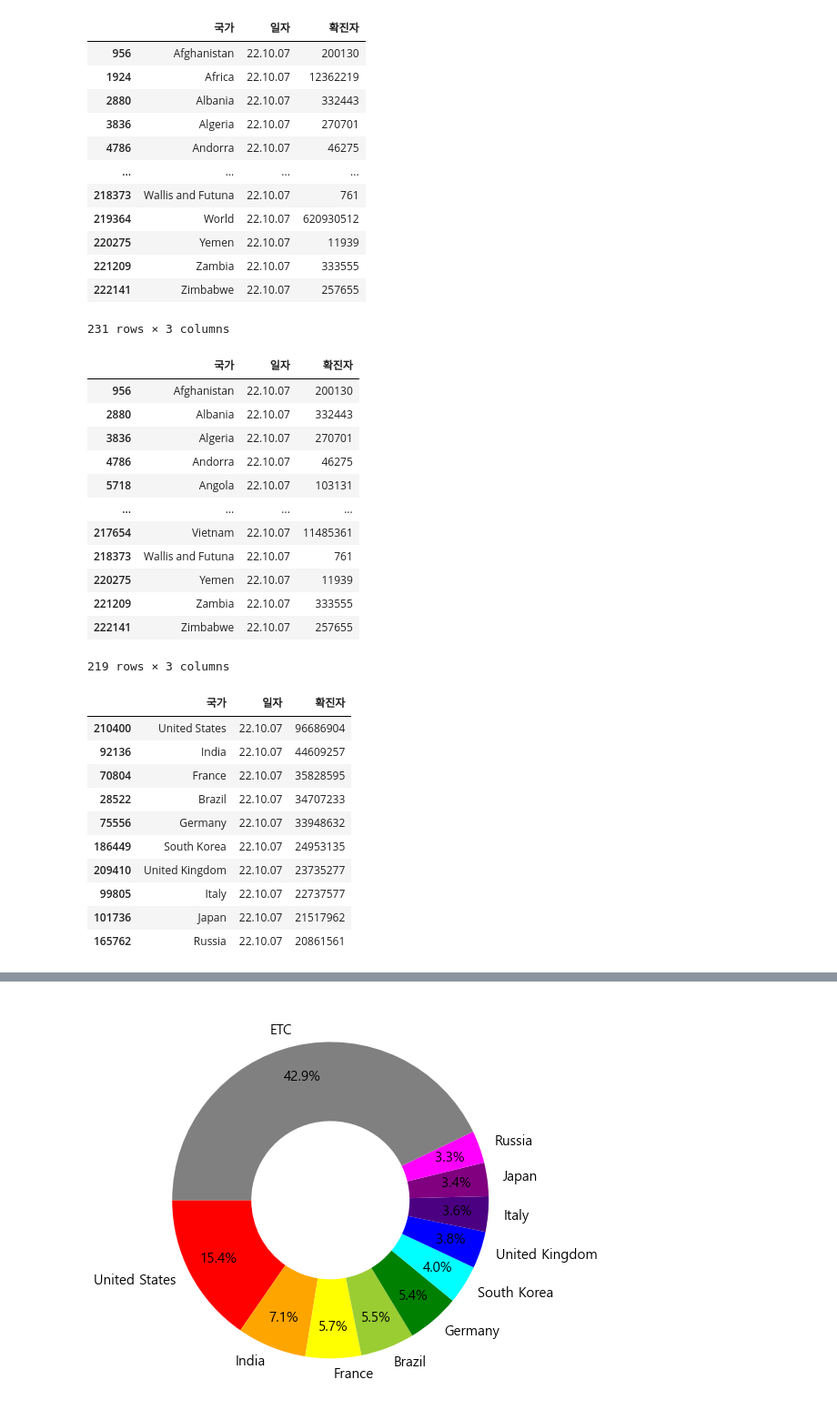
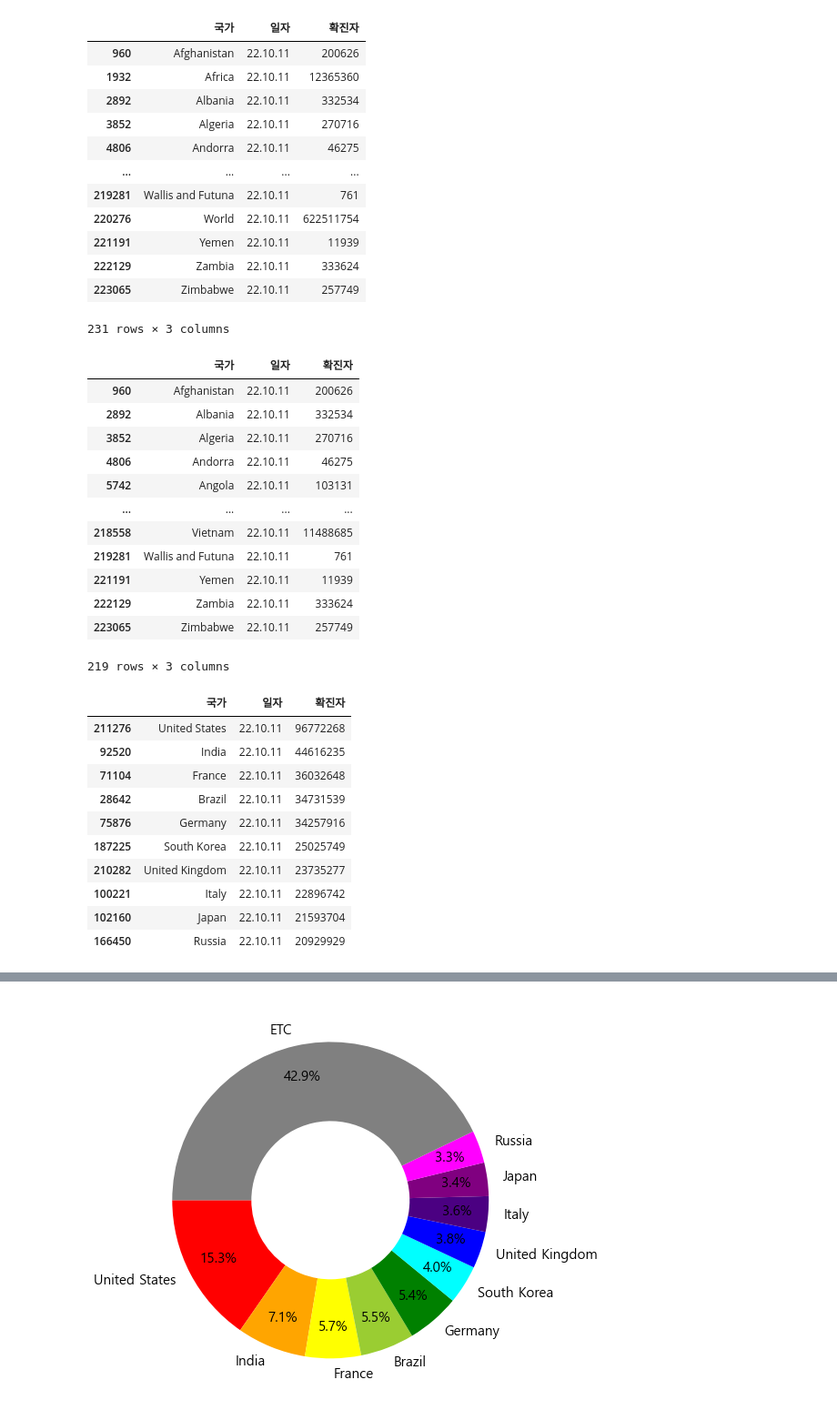
Before and after one commit to cpwoo/ProjectCorona, a Jupyter notebook: pie chart.ipynb, the cells around one changed output, grey strips where cells are left out. Shown at 91% size. Saved outputs shown, nothing was run; the diff lists cells and outputs as text; code cells hidden in the pictures.

```diff
--- a/pie chart.ipynb
+++ b/pie chart.ipynb
@@ -7,27 +7,27 @@ matplotlib.rcParams['axes.unicode_minus'] = False
 # %%
 import pandas as pd
 import numpy as np
 df = pd.read_excel('owid-covid-data.xlsx', usecols='C:E')
 df.rename(columns={'location':'국가','date':'일자', 'total_cases':'확진자'}, inplace=True)
 df = df.fillna(0)
 df['일자'] = pd.to_datetime(df['일자'])
 df['일자'] = df['일자'].dt.strftime('%y.%m.%d')
-df = df[df['일자'] == '22.10.07']
+df = df[df['일자'] == '22.10.11']
 df['확진자'] = df['확진자'].astype(int)
 df
 # %% [output]
 |  | 국가 | 일자 | 확진자 |
-| 956 | Afghanistan | 22.10.07 | 200130 |
-| 1924 | Africa | 22.10.07 | 12362219 |
-| 2880 | Albania | 22.10.07 | 332443 |
-| 3836 | Algeria | 22.10.07 | 270701 |
-| 4786 | Andorra | 22.10.07 | 46275 |
+| 960 | Afghanistan | 22.10.11 | 200626 |
+| 1932 | Africa | 22.10.11 | 12365360 |
+| 2892 | Albania | 22.10.11 | 332534 |
+| 3852 | Algeria | 22.10.11 | 270716 |
+| 4806 | Andorra | 22.10.11 | 46275 |
 | ... | ... | ... | ... |
-| 218373 | Wallis and Futuna | 22.10.07 | 761 |
-| 219364 | World | 22.10.07 | 620930512 |
-| 220275 | Yemen | 22.10.07 | 11939 |
-| 221209 | Zambia | 22.10.07 | 333555 |
-| 222141 | Zimbabwe | 22.10.07 | 257655 |
+| 219281 | Wallis and Futuna | 22.10.11 | 761 |
+| 220276 | World | 22.10.11 | 622511754 |
+| 221191 | Yemen | 22.10.11 | 11939 |
+| 222129 | Zambia | 22.10.11 | 333624 |
+| 223065 | Zimbabwe | 22.10.11 | 257749 |
 231 rows × 3 columns
 # %%
 continents = ['Africa', 'Asia', 'Europe', 'European Union', 'High income', 'Upper middle income', 'Low income',
@@ -37,17 +37,17 @@ df = df[~filt]
 df
 # %% [output]
 |  | 국가 | 일자 | 확진자 |
-| 956 | Afghanistan | 22.10.07 | 200130 |
-| 2880 | Albania | 22.10.07 | 332443 |
-| 3836 | Algeria | 22.10.07 | 270701 |
-| 4786 | Andorra | 22.10.07 | 46275 |
-| 5718 | Angola | 22.10.07 | 103131 |
+| 960 | Afghanistan | 22.10.11 | 200626 |
+| 2892 | Albania | 22.10.11 | 332534 |
+| 3852 | Algeria | 22.10.11 | 270716 |
+| 4806 | Andorra | 22.10.11 | 46275 |
+| 5742 | Angola | 22.10.11 | 103131 |
 | ... | ... | ... | ... |
-| 217654 | Vietnam | 22.10.07 | 11485361 |
-| 218373 | Wallis and Futuna | 22.10.07 | 761 |
-| 220275 | Yemen | 22.10.07 | 11939 |
-| 221209 | Zambia | 22.10.07 | 333555 |
-| 222141 | Zimbabwe | 22.10.07 | 257655 |
+| 218558 | Vietnam | 22.10.11 | 11488685 |
+| 219281 | Wallis and Futuna | 22.10.11 | 761 |
+| 221191 | Yemen | 22.10.11 | 11939 |
+| 222129 | Zambia | 22.10.11 | 333624 |
+| 223065 | Zimbabwe | 22.10.11 | 257749 |
 219 rows × 3 columns
 # %%
 df = df.sort_values(by=['확진자'], ascending=0)
@@ -55,16 +55,16 @@ df_top = df.head(10)
 df_top
 # %% [output]
 |  | 국가 | 일자 | 확진자 |
-| 210400 | United States | 22.10.07 | 96686904 |
-| 92136 | India | 22.10.07 | 44609257 |
-| 70804 | France | 22.10.07 | 35828595 |
-| 28522 | Brazil | 22.10.07 | 34707233 |
-| 75556 | Germany | 22.10.07 | 33948632 |
-| 186449 | South Korea | 22.10.07 | 24953135 |
-| 209410 | United Kingdom | 22.10.07 | 23735277 |
-| 99805 | Italy | 22.10.07 | 22737577 |
-| 101736 | Japan | 22.10.07 | 21517962 |
-| 165762 | Russia | 22.10.07 | 20861561 |
+| 211276 | United States | 22.10.11 | 96772268 |
+| 92520 | India | 22.10.11 | 44616235 |
+| 71104 | France | 22.10.11 | 36032648 |
+| 28642 | Brazil | 22.10.11 | 34731539 |
+| 75876 | Germany | 22.10.11 | 34257916 |
+| 187225 | South Korea | 22.10.11 | 25025749 |
+| 210282 | United Kingdom | 22.10.11 | 23735277 |
+| 100221 | Italy | 22.10.11 | 22896742 |
+| 102160 | Japan | 22.10.11 | 21593704 |
+| 166450 | Russia | 22.10.11 | 20929929 |
 # %%
 df_etc = df.iloc[10:]
 df_etc
```
Also changed, not shown: parts of 4 cells of this notebook, 7 other files.
